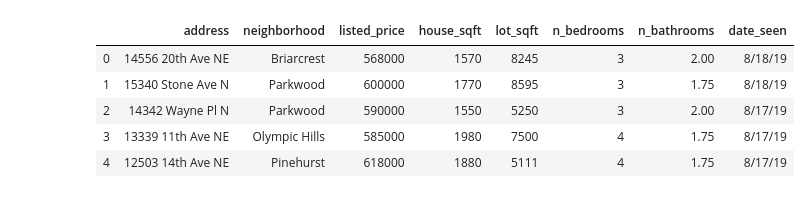
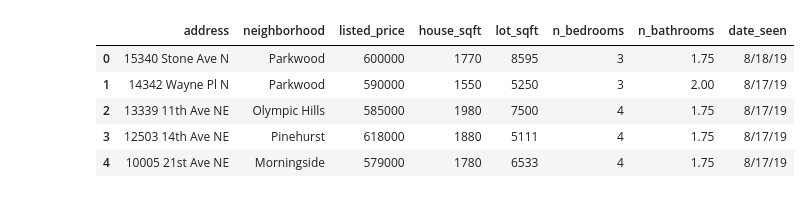
Before and after one commit to ptvan/python-snippets, a Jupyter notebook: cozycottage_EDA.ipynb, the cells around one changed output. Saved outputs shown, nothing was run; the diff lists cells and outputs as text; code cells hidden in the pictures.

```diff
--- a/cozycottage_EDA.ipynb
+++ b/cozycottage_EDA.ipynb
@@ -7,14 +7,14 @@ import seaborn as sns
 import matplotlib.pyplot as plt
 # %%
 # read in data
-cottage = pd.read_csv("datasets/cozycottage/cozycottage_data.csv")
+houses = pd.read_csv("~/working/datasets/house_prices/Seattle_house_listings.csv")
 # %%
 # take a look
-cottage.head()
+houses.head()
 # %% [output]
 |  | address | neighborhood | listed_price | house_sqft | lot_sqft | n_bedrooms | n_bathrooms | date_seen |
-| 0 | 14556 20th Ave NE | Briarcrest | 568000 | 1570 | 8245 | 3 | 2.00 | 8/18/19 |
-| 1 | 15340 Stone Ave N | Parkwood | 600000 | 1770 | 8595 | 3 | 1.75 | 8/18/19 |
-| 2 | 14342 Wayne Pl N | Parkwood | 590000 | 1550 | 5250 | 3 | 2.00 | 8/17/19 |
-| 3 | 13339 11th Ave NE | Olympic Hills | 585000 | 1980 | 7500 | 4 | 1.75 | 8/17/19 |
-| 4 | 12503 14th Ave NE | Pinehurst | 618000 | 1880 | 5111 | 4 | 1.75 | 8/17/19 |
+| 0 | 15340 Stone Ave N | Parkwood | 600000 | 1770 | 8595 | 3 | 1.75 | 8/18/19 |
+| 1 | 14342 Wayne Pl N | Parkwood | 590000 | 1550 | 5250 | 3 | 2.00 | 8/17/19 |
+| 2 | 13339 11th Ave NE | Olympic Hills | 585000 | 1980 | 7500 | 4 | 1.75 | 8/17/19 |
+| 3 | 12503 14th Ave NE | Pinehurst | 618000 | 1880 | 5111 | 4 | 1.75 | 8/17/19 |
+| 4 | 10005 21st Ave NE | Morningside | 579000 | 1780 | 6533 | 4 | 1.75 | 8/17/19 |
```
Also changed, not shown: parts of 2 cells of this notebook, 2 other files.
